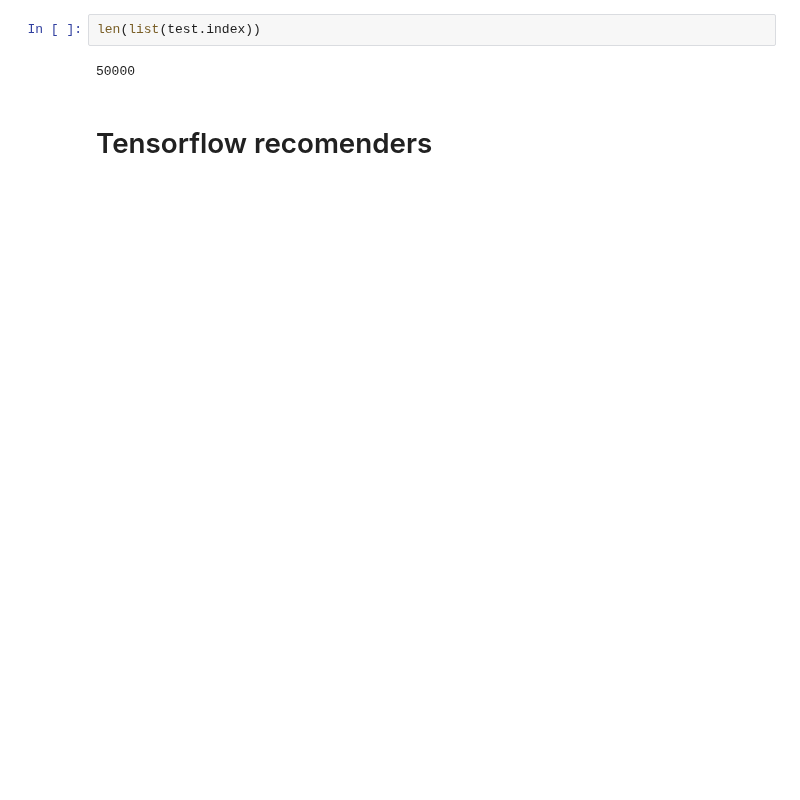
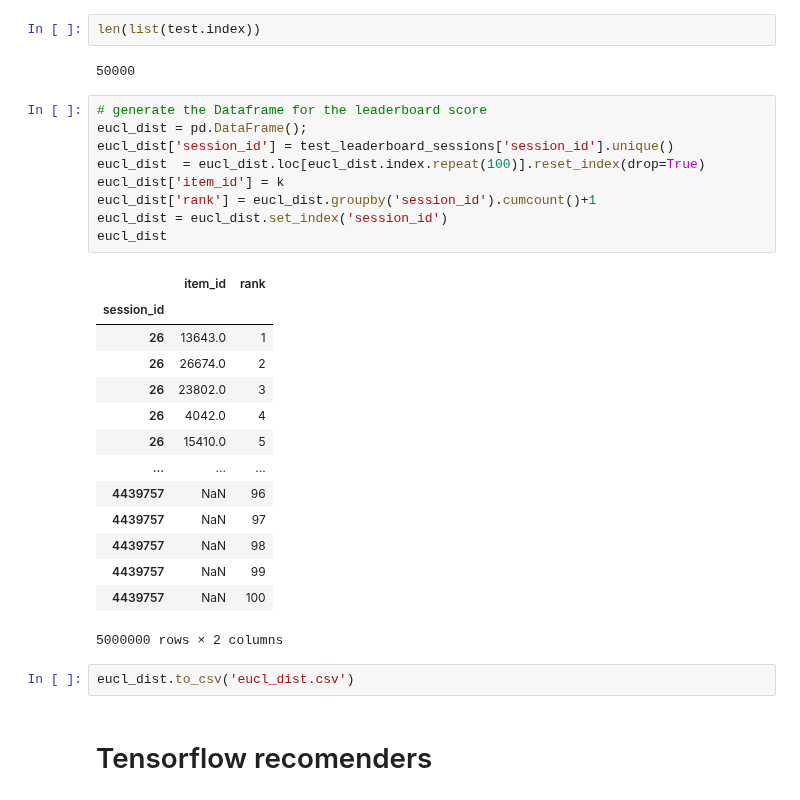
Before and after one commit to Ananassio/Data-Science_lab, a Jupyter notebook: Project/Data.ipynb, the cells around one changed output. Cells and saved outputs as stored; diff of their text form; blank space fills up the shorter version.

```diff
--- a/Project/Data.ipynb
+++ b/Project/Data.ipynb
@@ -1538,5 +1539,31 @@ k
 len(list(test.index))
 # %% [output]
 50000
+# %%
+# generate the Dataframe for the leaderboard score
+eucl_dist = pd.DataFrame();
+eucl_dist['session_id'] = test_leaderboard_sessions['session_id'].unique()
+eucl_dist  = eucl_dist.loc[eucl_dist.index.repeat(100)].reset_index(drop=True)
+eucl_dist['item_id'] = k
+eucl_dist['rank'] = eucl_dist.groupby('session_id').cumcount()+1
+eucl_dist = eucl_dist.set_index('session_id')
+eucl_dist
+# %% [output]
+|  | item_id | rank |
+| session_id |  |  |
+| 26 | 13643.0 | 1 |
+| 26 | 26674.0 | 2 |
+| 26 | 23802.0 | 3 |
+| 26 | 4042.0 | 4 |
+| 26 | 15410.0 | 5 |
+| ... | ... | ... |
+| 4439757 | NaN | 96 |
+| 4439757 | NaN | 97 |
+| 4439757 | NaN | 98 |
+| 4439757 | NaN | 99 |
+| 4439757 | NaN | 100 |
+5000000 rows × 2 columns
+# %%
+eucl_dist.to_csv('eucl_dist.csv')
 # %% [markdown]
 # Tensorflow recomenders
```
Also changed, not shown: parts of 3 cells of this notebook.
